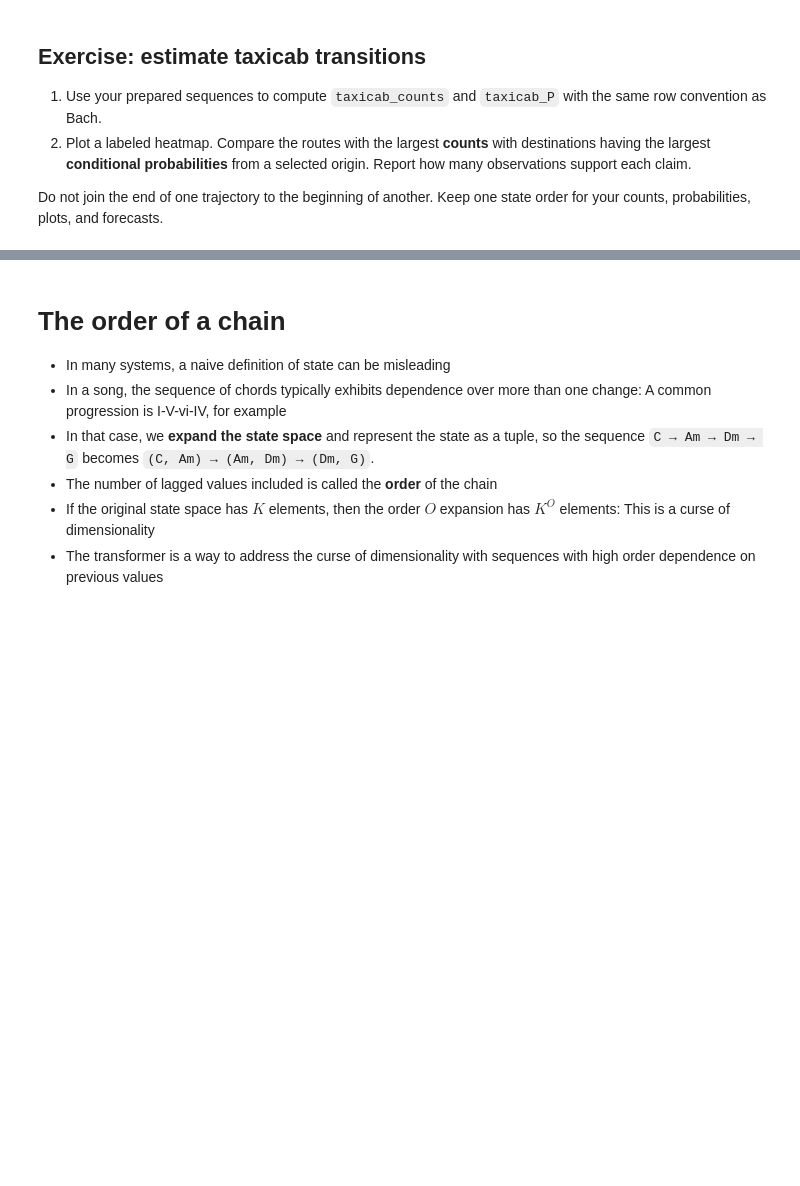
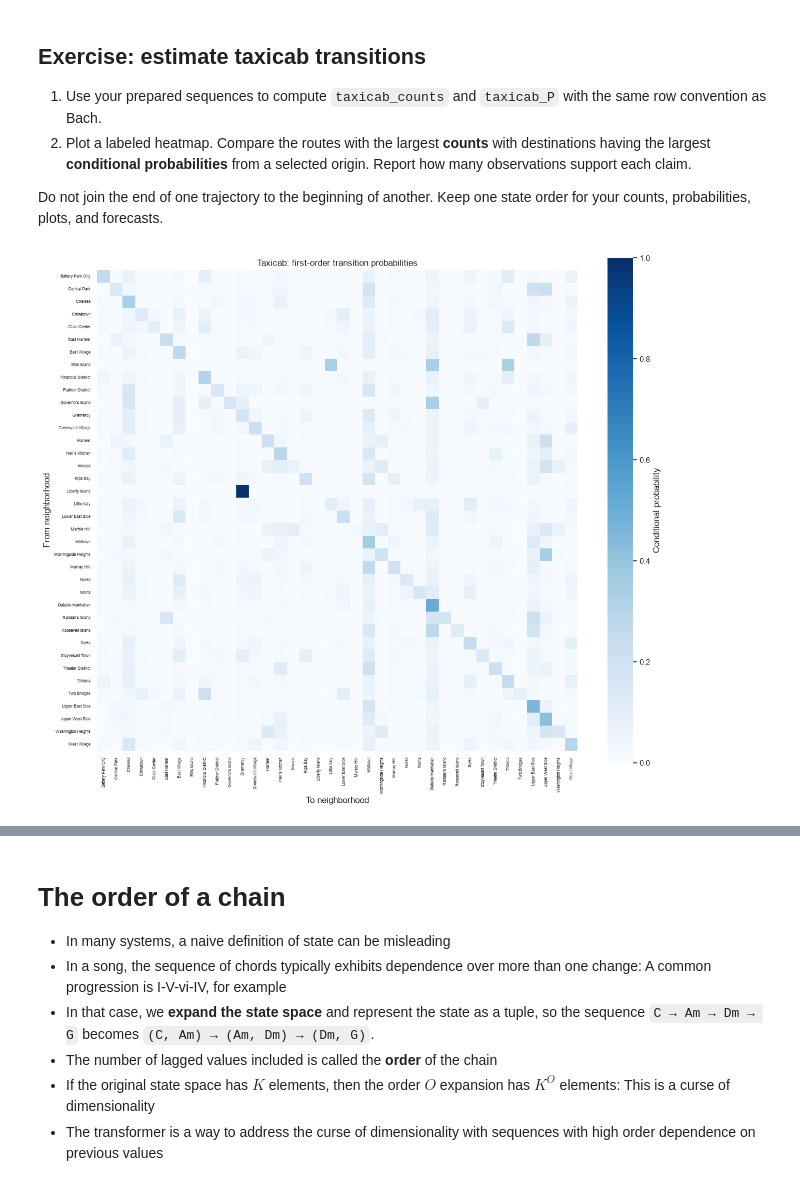
Before and after one commit to wesleyfletcher/UU_F26_templates, a Jupyter notebook: Week10/transitions_and_simulation.ipynb, the cells around one changed output, grey strips where cells are left out. Drawn from its saved outputs; the diff is of its cells as text; code cells hidden in the pictures; blank space fills up the shorter version.

Commit message:
Finished transitions_and_simulation lab

```diff
--- a/Week10/transitions_and_simulation.ipynb
+++ b/Week10/transitions_and_simulation.ipynb
@@ -167,5 +180,5 @@ Work with a few trajectories first, then scale up. There are nearly 23 million o
 # %%
 # Step 1: your inspection and preparation here.
 # Keep the outer list: each entry is a separate trajectory or uninterrupted segment.
-# taxicab_sequences = ...
-# taxicab_states = ...
+taxicab_sequences = [tbl.to_list() for tbl in taxicab_raw]
+taxicab_states = sorted({state for seq in taxicab_sequences for state in seq})
@@ -327,5 +341,19 @@ Name: C, dtype: float64
 Do not join the end of one trajectory to the beginning of another. Keep one state order for your counts, probabilities, plots, and forecasts.
 # %%
 # Step 2: counts, heatmap, and route comparisons here.
-# taxicab_counts = transition_counts(taxicab_sequences, taxicab_states)
-# taxicab_P = transition_probabilities(taxicab_counts)
+taxicab_counts = transition_counts(taxicab_sequences, taxicab_states)
+taxicab_P = transition_probabilities(taxicab_counts)
+# %%
+taxicab_P_df = pd.DataFrame(taxicab_P, index=taxicab_states, columns=taxicab_states)
+
+fig, ax = plt.subplots(figsize=(13, 11))
+sns.heatmap(taxicab_P_df, cmap='Blues', square=True,
+            cbar_kws={'label': 'Conditional probability'}, ax=ax)
+ax.set(title='Taxicab: first-order transition probabilities',
+       xlabel='To neighborhood', ylabel='From neighborhood')
+ax.tick_params(axis='x', labelrotation=90, labelsize=6)
+ax.tick_params(axis='y', labelrotation=0, labelsize=6)
+fig.tight_layout()
+plt.show()
+# %% [output]
+[figure, added]
```
Also changed, not shown: parts of 14 cells of this notebook.
